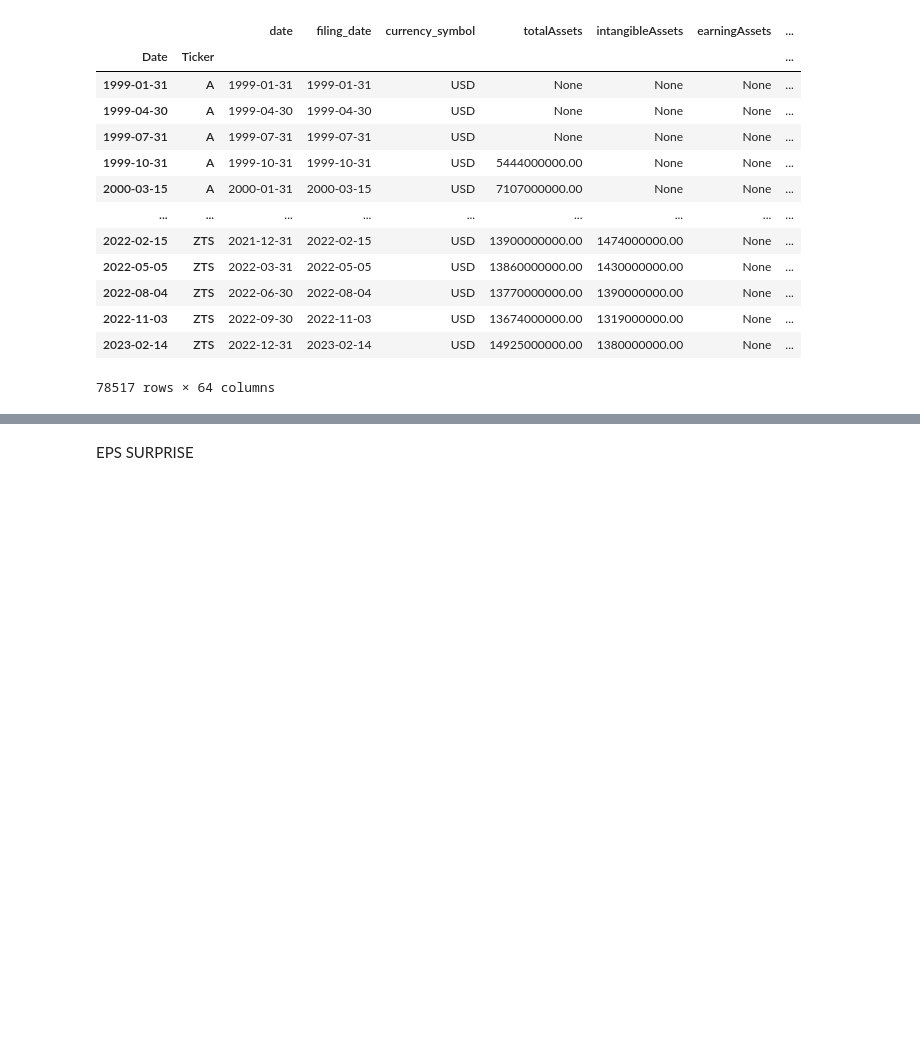
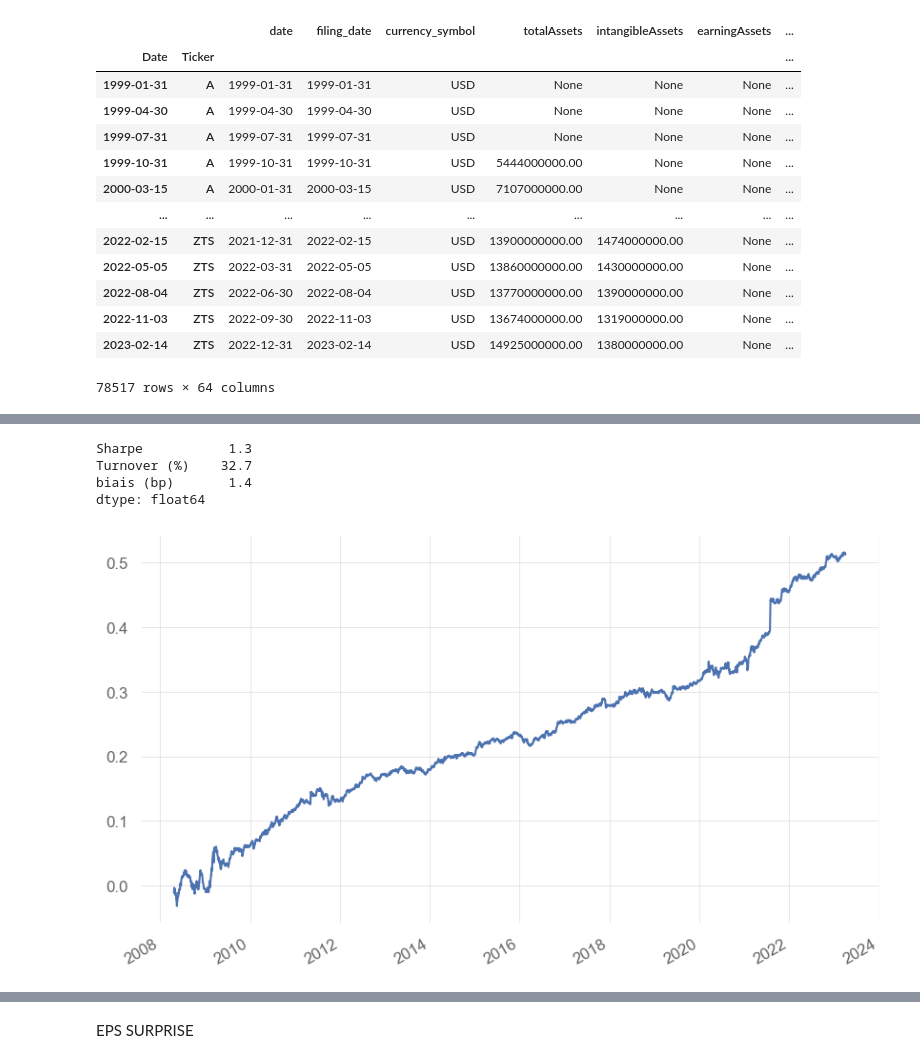
Before and after one commit to nabz78350/backtesting, a Jupyter notebook: alpha_finals.ipynb, the cells around one changed output, grey strips where cells are left out. Drawn from its saved outputs; the diff is of its cells as text; code cells hidden in the pictures; blank space fills up the shorter version.

```diff
--- a/alpha_finals.ipynb
+++ b/alpha_finals.ipynb
@@ -85,0 +153,33 @@ cash_flow = cash_flow[~cash_flow.index.duplicated(keep='first')]
+# %%
+
+eps_actual =  earnings['epsActual'].unstack().reindex_like(P)[P].ffill().astype(float).rank(1,pct=True,ascending=True)**3
+eps_estimate =  earnings['epsEstimate'].unstack().reindex_like(P)[P].ffill().astype(float).rank(1,pct=True,ascending=True)**3
+# %%
+import pandas_ta as ta
+from tqdm import tqdm
+results ={}
+for ticker in tqdm(market_data.index.get_level_values(1).unique()):
+    df_ticker = market_data.xs(ticker,level=1)
+    try :
+        metrics = ta.uo(eps_actual[ticker].rolling(21).max(),eps_estimate[ticker].rolling(21).mean(),eps_actual[ticker],1).fillna(0)
+        results[ticker] = metrics
+
+    except :
+        pass
+metrics = pd.concat(results,axis=1).reindex_like(P).ffill()
+# %%
+signal = metrics[P].rank(axis=1,pct=True,ascending=True).clip(0.01,0.99).apply(norm.ppf)
+signal[signal.abs()<0.25] = None
+signal = signal[P].groupby(GICS['gicsect'],axis=1).apply(center)
+signal = signal[P].div(signal[P].abs().sum(1),0)
+PNL_linreg = (signal[P].shift()*R).sum(1).replace({0:np.nan}).dropna().loc['2008':]
+sr = sharpe(PNL_linreg)
+turnover = signal.fillna(0).diff().abs().sum(1).mean()
+PNL_linreg.cumsum().plot()
+pd.Series({'Sharpe':sr,'Turnover (%)':turnover *100,'biais (bp)':PNL_linreg.mean()*1e4}).round(1)
+# %% [output]
+Sharpe           1.3
+Turnover (%)    32.7
+biais (bp)       1.4
+dtype: float64
+[figure, added]
```
Also changed, not shown: parts of 7 cells of this notebook, 1 other file.
